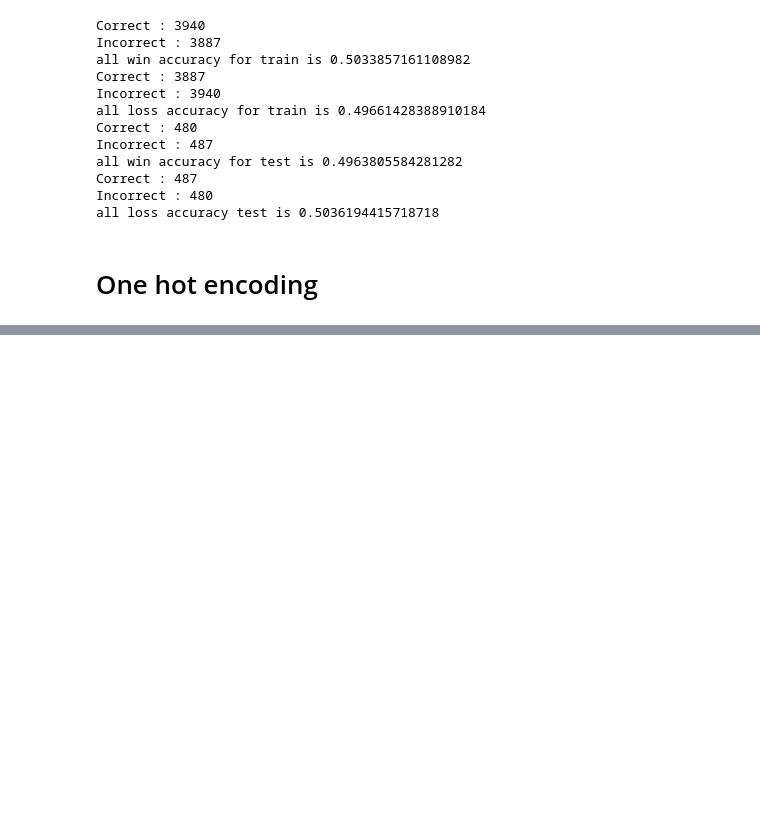
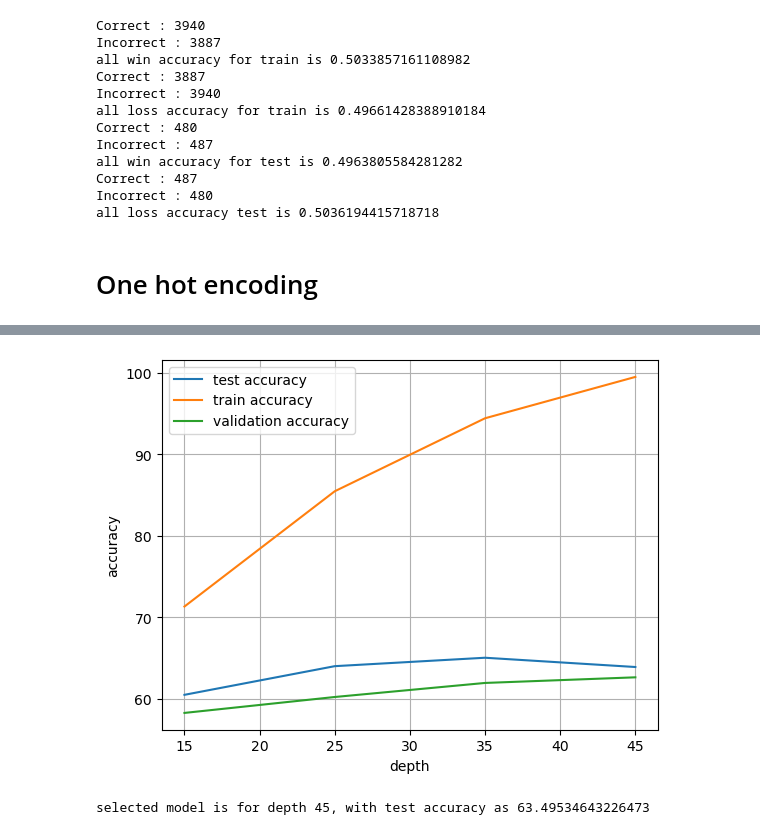
Before and after one commit to Aavegjain/COL774_A3, a Jupyter notebook: decision_trees/dt.ipynb, the cells around one changed output, grey strips where cells are left out. Saved outputs shown, nothing was run; the diff lists cells and outputs as text; code cells hidden in the pictures; blank space fills up the shorter version.

```diff
--- a/decision_trees/dt.ipynb
+++ b/decision_trees/dt.ipynb
@@ -465,0 +721,25 @@ print(len(copy1), len(copy2))
+# %%
+# plotting against depth
+depths = [15, 25, 35, 45]
+depth_train = []
+depth_test = []
+depth_validation = []
+for depth in depths:
+    sklearn_dt = tree.DecisionTreeClassifier(criterion="entropy", max_depth= depth)
+    sklearn_dt = sklearn_dt.fit(X_train, Y_train)
+
+    print(f"depth is {depth}")
+    predictions = sklearn_dt.predict(X_test)
+    accuracy = decision_tree_classifier.compute_accuracy(predictions, Y_test )
+    print(f"test accuracy is {accuracy}")
+    depth_test.append(accuracy * 100)
+
+    predictions = sklearn_dt.predict(X_train)
+    accuracy = decision_tree_classifier.compute_accuracy(predictions, Y_train )
+    print(f"train accuracy is {accuracy}")
+    depth_train.append(accuracy * 100)
+
+    predictions = sklearn_dt.predict(X_validation)
+    accuracy = decision_tree_classifier.compute_accuracy(predictions, Y_validation )
+    print(f"validation accuracy is {accuracy}")
+    depth_validation.append(accuracy * 100)
@@ -465,0 +764,20 @@ print(len(copy1), len(copy2))
+# %%
+# plotting all three accuracies
+
+fig,axis = plt.subplots()
+axis.plot(depths, depth_test, label="test accuracy")
+axis.plot(depths, depth_train, label="train accuracy")
+axis.plot(depths, depth_validation, label = "validation accuracy")
+axis.set_xlabel("depth")
+axis.set_ylabel("accuracy")
+axis.legend()
+plt.grid(True)
+plt.savefig(f"1.d.depth.png")
+plt.show()
+
+validation = np.array(validation)
+depth = depths[np.argmax(validation)]
+print(f"selected model is for depth {depth}, with test accuracy as {test[np.argmax(validation)]}")
+# %% [output]
+[figure, added]
+selected model is for depth 45, with test accuracy as 63.49534643226473
```
Also changed, not shown: parts of 19 cells of this notebook, 5 other files.
